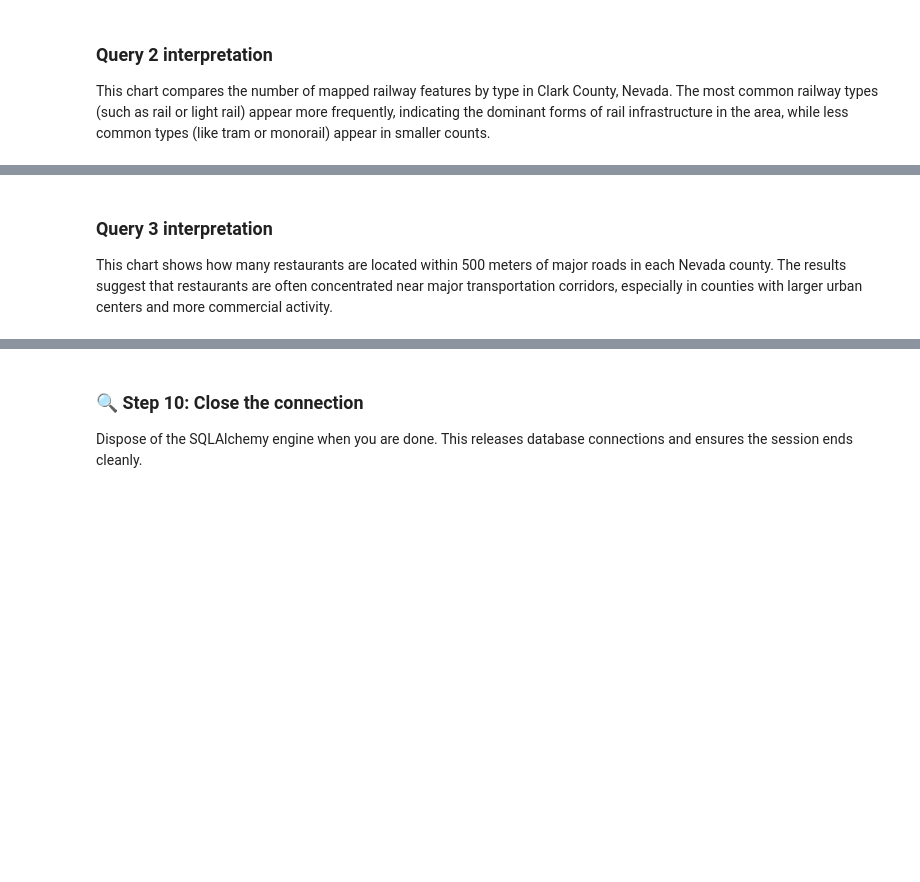
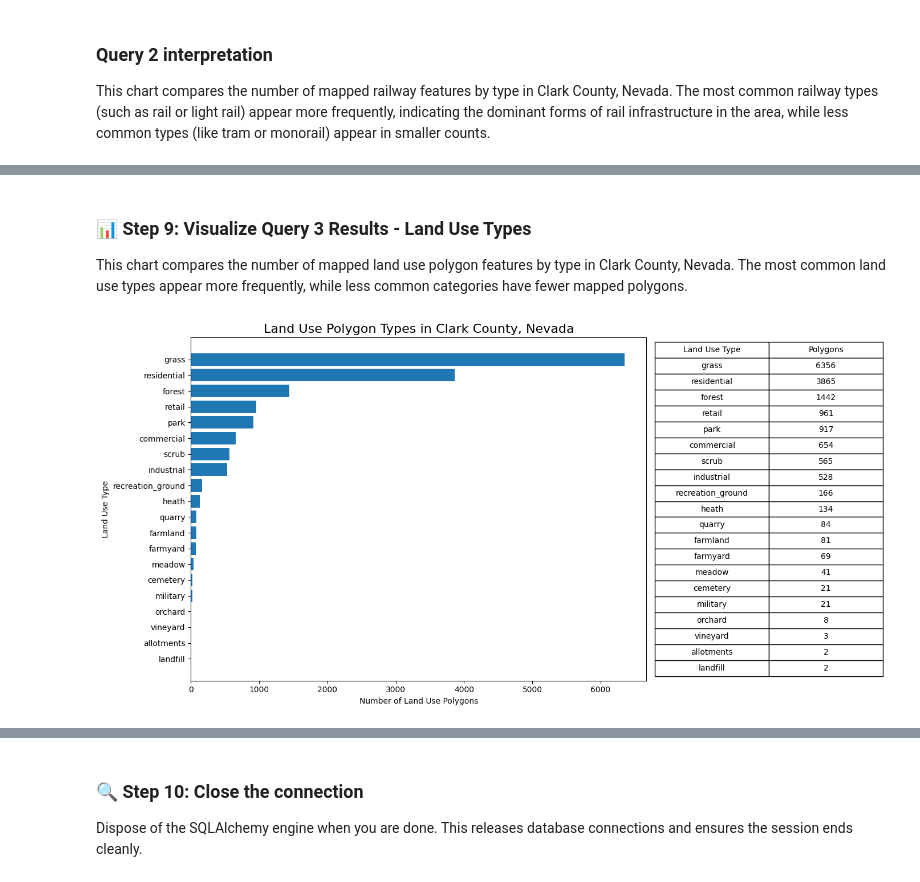
Before and after one commit to tyraclary/gist604b-osm-postgis-sp26, a Jupyter notebook: notebooks/osm_postgis_queries copyNEVADA.ipynb, the cells around one changed output, grey strips where cells are left out. Saved outputs shown, nothing was run; the diff lists cells and outputs as text; code cells hidden in the pictures; blank space fills up the shorter version.

Commit message:
DIY complete with data now in data folder for next module assignment

```diff
--- a/notebooks/osm_postgis_queries copyNEVADA.ipynb
+++ b/notebooks/osm_postgis_queries copyNEVADA.ipynb
@@ -388,4 +384,0 @@ ORDER BY l.fclass, l.name;
-# %%
-# Query 3 = polygon dataset
-query_3_results = query_3_results.to_crs(epsg=4326)
-query_3_results.to_file("../data/polygons.geojson", driver="GeoJSON")
@@ -428,4 +385,43 @@ plt.show()
-# %% [markdown]
-### Query 3 interpretation
-
-This chart shows how many restaurants are located within 500 meters of major roads in each Nevada county. The results suggest that restaurants are often concentrated near major transportation corridors, especially in counties with larger urban centers and more commercial activity.
+# %% [markdown]
+### 📊 Step 9: Visualize Query 3 Results - Land Use Types
+
+This chart compares the number of mapped land use polygon features by type in Clark County, Nevada. The most common land use types appear more frequently, while less common categories have fewer mapped polygons.
+# %%
+import matplotlib.pyplot as plt
+
+# Count land use polygons by type
+df = query_3_results["fclass"].value_counts().reset_index()
+df.columns = ["Land Use Type", "Number of Polygons"]
+
+fig, (ax_bar, ax_table) = plt.subplots(
+    1, 2,
+    figsize=(14, 7),
+    gridspec_kw={"width_ratios": [2, 1]}
+)
+
+# Bar chart
+ax_bar.barh(df["Land Use Type"], df["Number of Polygons"])
+ax_bar.invert_yaxis()
+
+ax_bar.set_title("Land Use Polygon Types in Clark County, Nevada", fontsize=16)
+ax_bar.set_xlabel("Number of Land Use Polygons")
+ax_bar.set_ylabel("Land Use Type")
+
+# Table
+ax_table.axis("off")
+
+tbl = ax_table.table(
+    cellText=df.values,
+    colLabels=["Land Use Type", "Polygons"],
+    loc="center",
+    cellLoc="center"
+)
+
+tbl.auto_set_font_size(False)
+tbl.set_fontsize(10)
+tbl.scale(1, 1.5)
+
+plt.tight_layout()
+plt.show()
+# %% [output]
+[figure, added]
```
Also changed, not shown: parts of 6 cells of this notebook.
